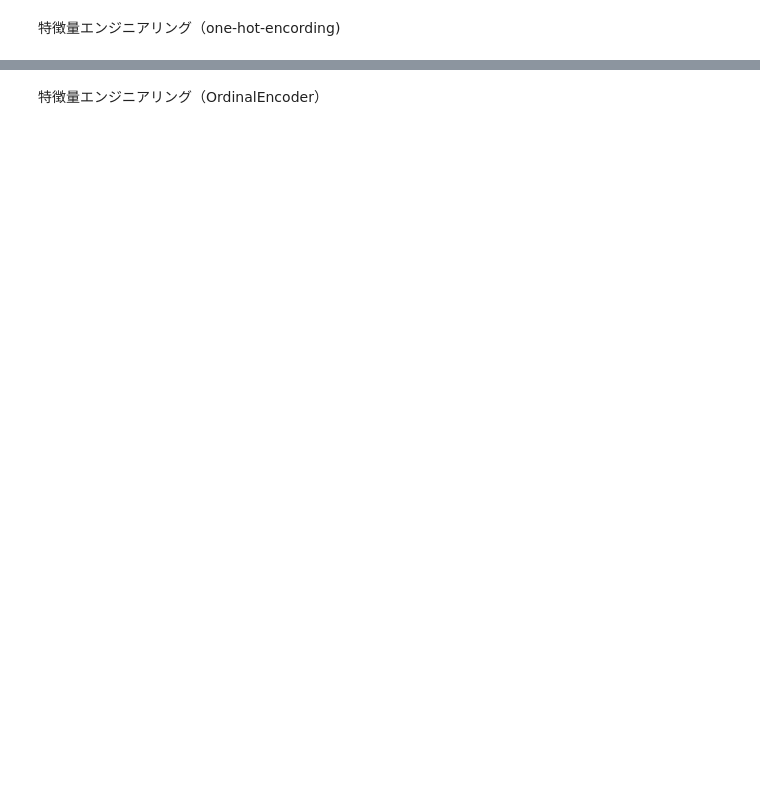
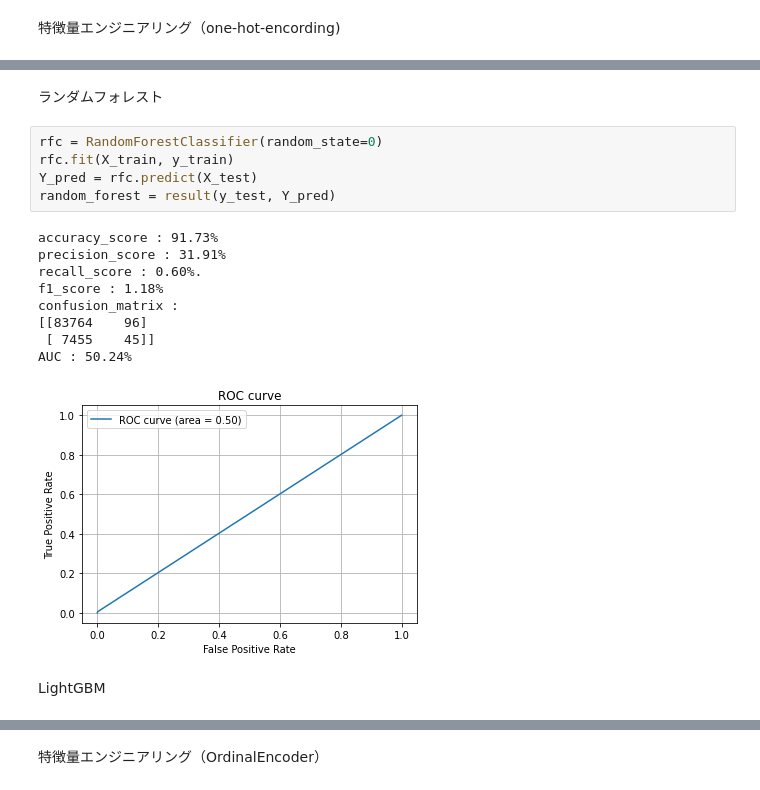
Before and after one commit to kazuya99986/diveintocode-ml, a Jupyter notebook: week4_home_credit_default.ipynb, the cells around one changed output, grey strips where cells are left out. Cells and saved outputs as stored; diff of their text form; blank space fills up the shorter version.

```diff
--- a/week4_home_credit_default.ipynb
+++ b/week4_home_credit_default.ipynb
@@ -313,0 +459,19 @@ df = pd.get_dummies(df, columns=ohe_columns)
+# %% [markdown]
+ランダムフォレスト
+# %%
+rfc = RandomForestClassifier(random_state=0)
+rfc.fit(X_train, y_train)
+Y_pred = rfc.predict(X_test)
+random_forest = result(y_test, Y_pred)
+# %% [output]
+accuracy_score : 91.73%
+precision_score : 31.91%
+recall_score : 0.60%.
+f1_score : 1.18%
+confusion_matrix :
+[[83764    96]
+ [ 7455    45]]
+AUC : 50.24%
+[figure, added]
+# %% [markdown]
+LightGBM
```
Also changed, not shown: parts of 58 cells of this notebook.
